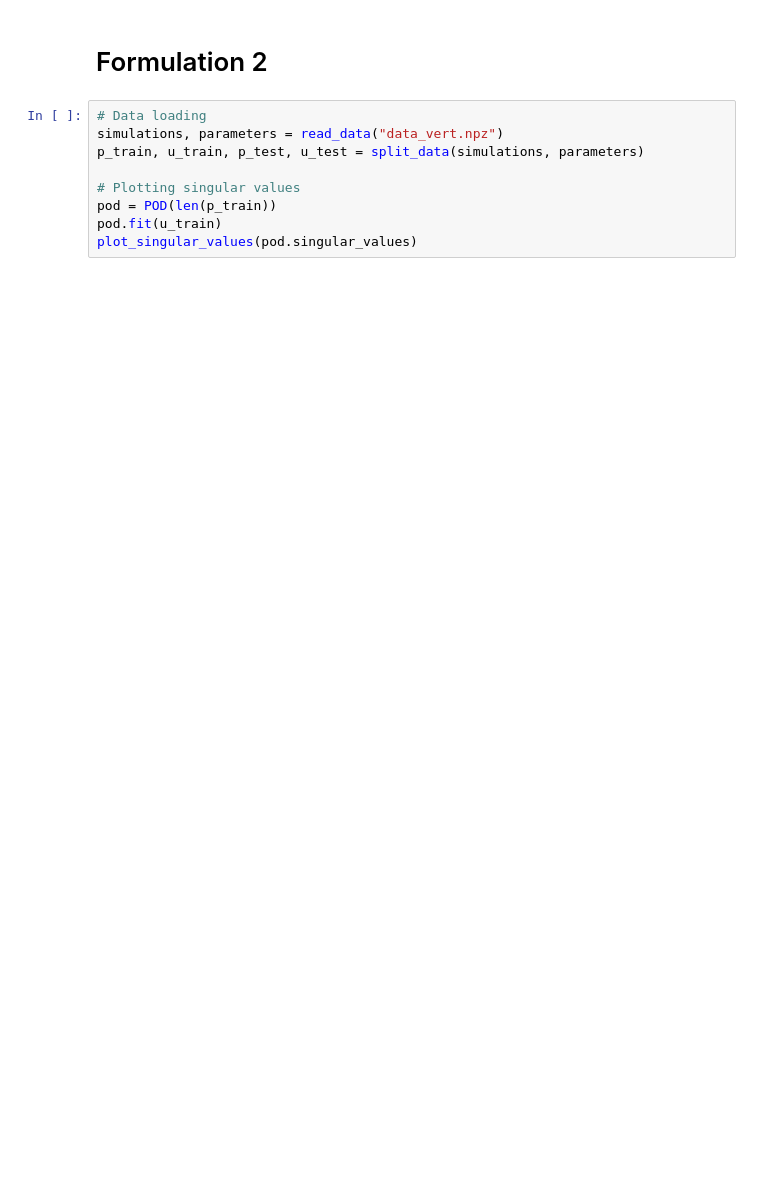
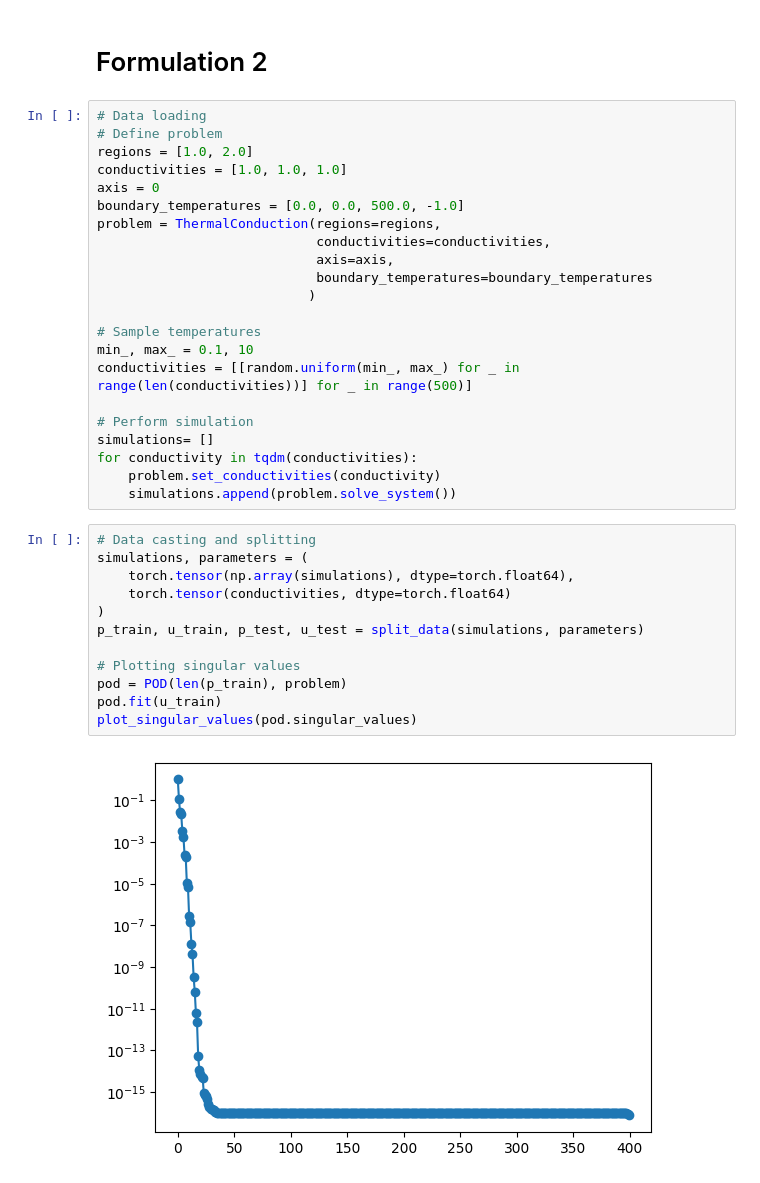
Before and after one commit to FilippoOlivo/thermal-conduction-rom, a Jupyter notebook: report.ipynb, the cells around one changed output. Saved outputs shown, nothing was run; the diff lists cells and outputs as text; blank space fills up the shorter version.

```diff
--- a/report.ipynb
+++ b/report.ipynb
@@ -95,10 +164,37 @@ print(f"POD L2 error: {compute_L2_error(u_test, u_pred):.4e}")
 # Formulation 2
 # %%
 # Data loading
-simulations, parameters = read_data("data_vert.npz")
-p_train, u_train, p_test, u_test = split_data(simulations, parameters)
+# Define problem
+regions = [1.0, 2.0]
+conductivities = [1.0, 1.0, 1.0]
+axis = 0
+boundary_temperatures = [0.0, 0.0, 500.0, -1.0]
+problem = ThermalConduction(regions=regions,
+                            conductivities=conductivities,
+                            axis=axis,
+                            boundary_temperatures=boundary_temperatures
+                           )
 
-# Plotting singular values
-pod = POD(len(p_train))
-pod.fit(u_train)
-plot_singular_values(pod.singular_values)
+# Sample temperatures
+min_, max_ = 0.1, 10
+conductivities = [[random.uniform(min_, max_) for _ in range(len(conductivities))] for _ in range(500)]
+
+# Perform simulation
+simulations= []
+for conductivity in tqdm(conductivities):
+    problem.set_conductivities(conductivity)
+    simulations.append(problem.solve_system())
+# %%
+# Data casting and splitting
+simulations, parameters = (
+    torch.tensor(np.array(simulations), dtype=torch.float64),
+    torch.tensor(conductivities, dtype=torch.float64)
+)
+p_train, u_train, p_test, u_test = split_data(simulations, parameters)
+
+# Plotting singular values
+pod = POD(len(p_train), problem)
+pod.fit(u_train)
+plot_singular_values(pod.singular_values)
+# %% [output]
+[figure, added]
```
Also changed, not shown: parts of 15 cells of this notebook, 4 other files.
